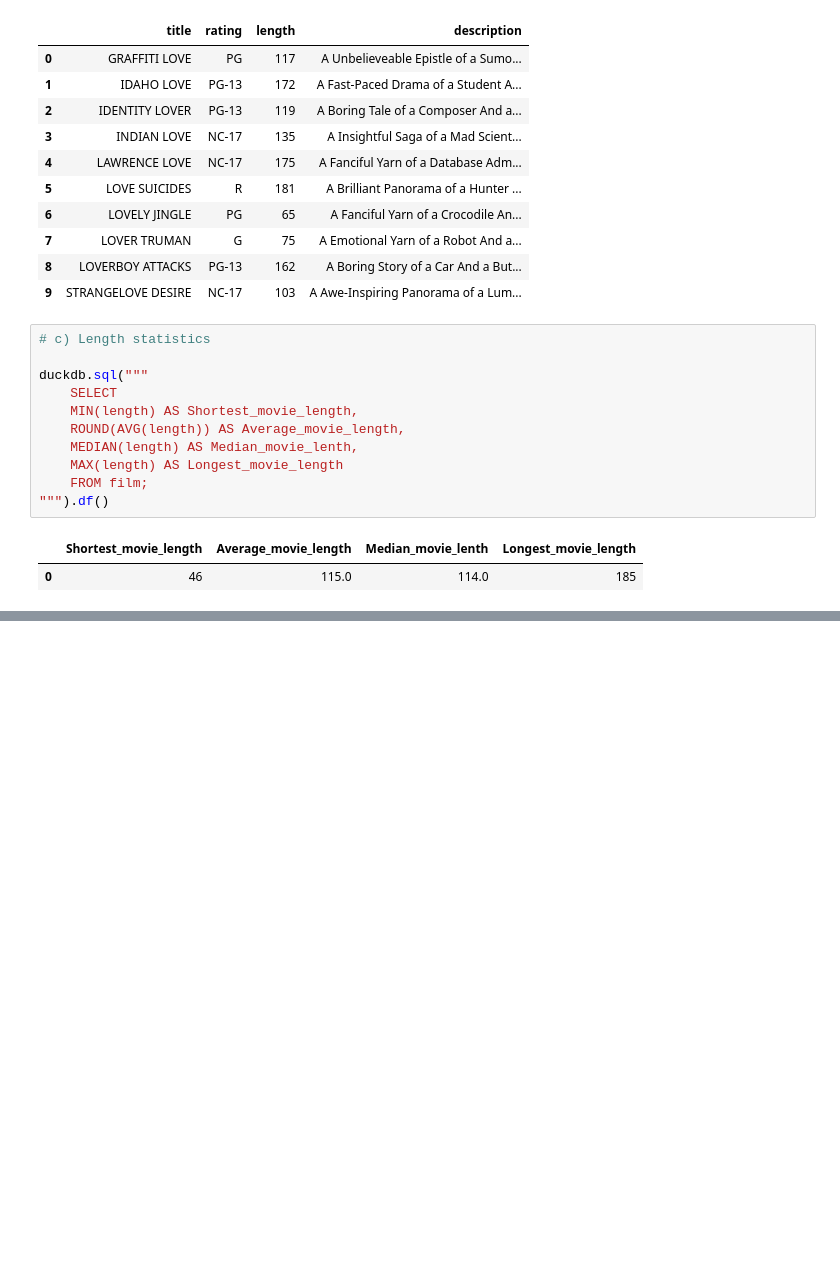
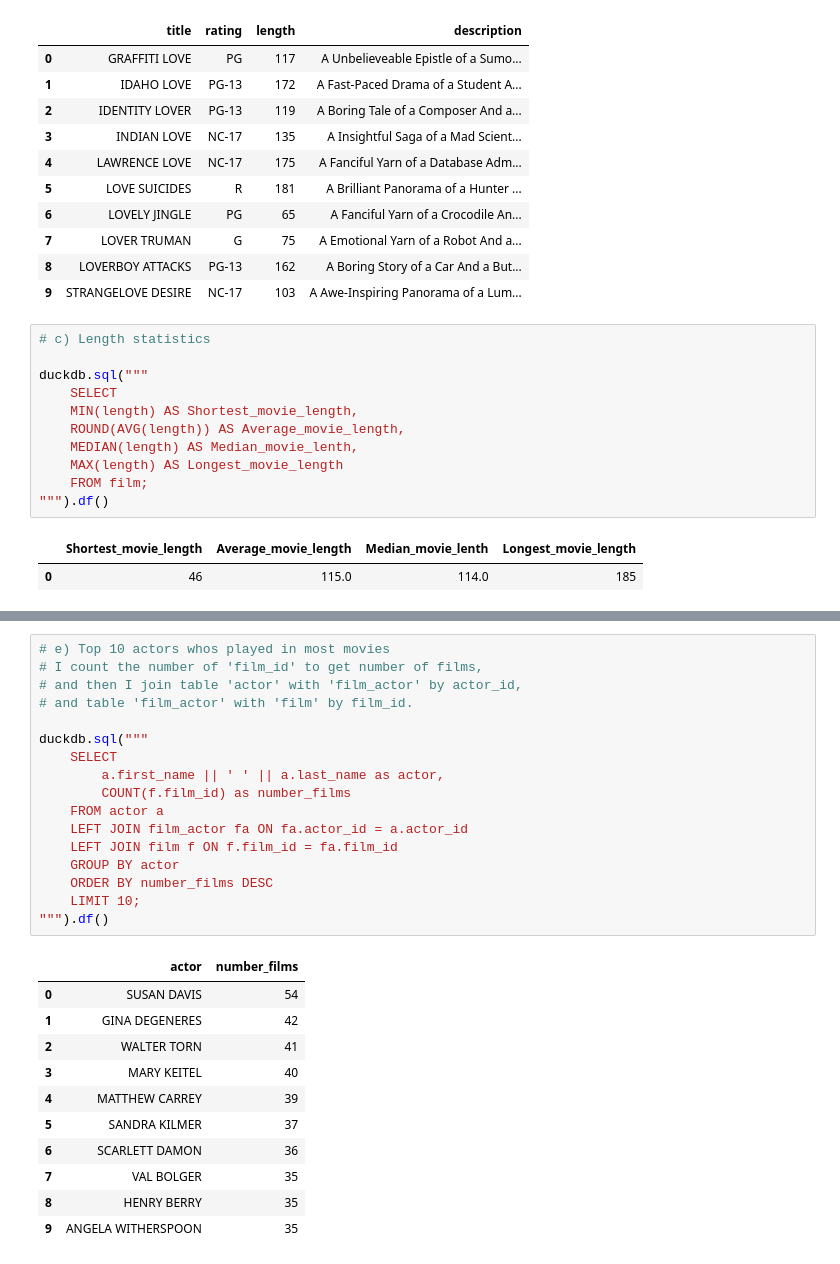
Before and after one commit to LisaYllander92/SQL_LAB_DE25_LisaYllander, a Jupyter notebook: data_analys.ipynb, the cells around one changed output, grey strips where cells are left out. Saved outputs shown, nothing was run; the diff lists cells and outputs as text; blank space fills up the shorter version.

```diff
--- a/data_analys.ipynb
+++ b/data_analys.ipynb
@@ -106,0 +139,29 @@ duckdb.sql("""
+# %%
+# e) Top 10 actors whos played in most movies
+# I count the number of 'film_id' to get number of films,
+# and then I join table 'actor' with 'film_actor' by actor_id,
+# and table 'film_actor' with 'film' by film_id.
+
+duckdb.sql("""
+    SELECT
+        a.first_name || ' ' || a.last_name as actor,
+        COUNT(f.film_id) as number_films
+    FROM actor a
+    LEFT JOIN film_actor fa ON fa.actor_id = a.actor_id
+    LEFT JOIN film f ON f.film_id = fa.film_id
+    GROUP BY actor
+    ORDER BY number_films DESC
+    LIMIT 10;
+""").df()
+# %% [output]
+|  | actor | number_films |
+| 0 | SUSAN DAVIS | 54 |
+| 1 | GINA DEGENERES | 42 |
+| 2 | WALTER TORN | 41 |
+| 3 | MARY KEITEL | 40 |
+| 4 | MATTHEW CARREY | 39 |
+| 5 | SANDRA KILMER | 37 |
+| 6 | SCARLETT DAMON | 36 |
+| 7 | VAL BOLGER | 35 |
+| 8 | HENRY BERRY | 35 |
+| 9 | ANGELA WITHERSPOON | 35 |
```
Also changed, not shown: parts of 9 cells of this notebook.
